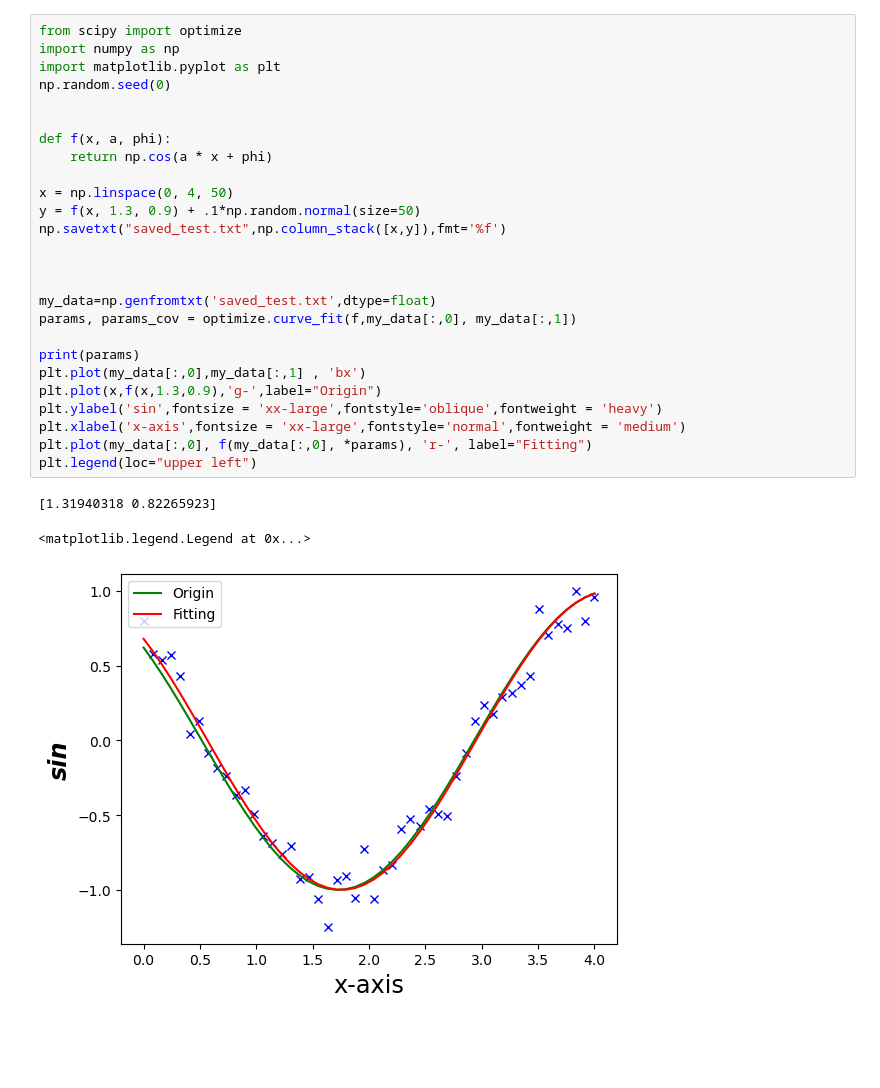
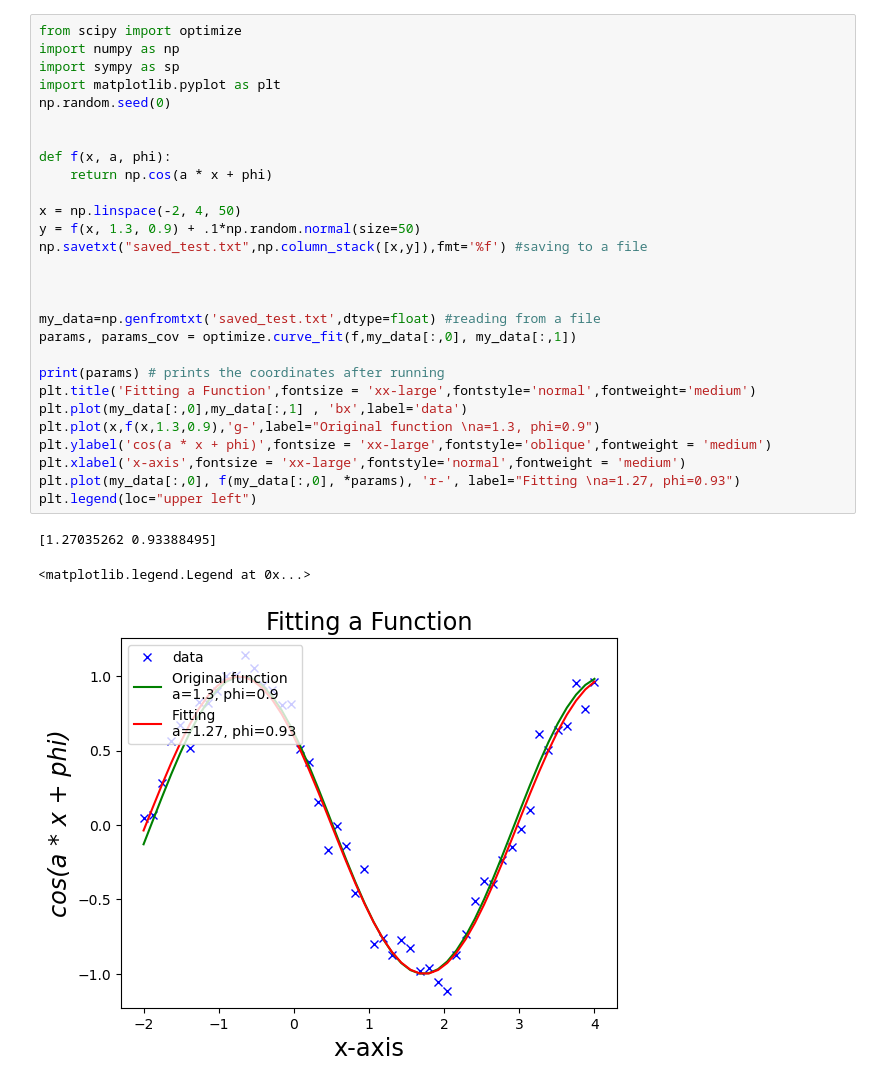
Before and after one commit to TettehMamle/ScientificPython_diploma24, a Jupyter notebook: ex7_1.ipynb, the cells around one changed output. Saved outputs shown, nothing was run; the diff lists cells and outputs as text; blank space fills up the shorter version.

```diff
--- a/ex7_1.ipynb
+++ b/ex7_1.ipynb
@@ -1,33 +8,35 @@
 # %%
 from scipy import optimize
 import numpy as np
+import sympy as sp
 import matplotlib.pyplot as plt
 np.random.seed(0)
 
 
 def f(x, a, phi):
     return np.cos(a * x + phi)
 
-x = np.linspace(0, 4, 50)
+x = np.linspace(-2, 4, 50)
 y = f(x, 1.3, 0.9) + .1*np.random.normal(size=50)
-np.savetxt("saved_test.txt",np.column_stack([x,y]),fmt='%f')
+np.savetxt("saved_test.txt",np.column_stack([x,y]),fmt='%f') #saving to a file
 
 
 
-my_data=np.genfromtxt('saved_test.txt',dtype=float)
+my_data=np.genfromtxt('saved_test.txt',dtype=float) #reading from a file
 params, params_cov = optimize.curve_fit(f,my_data[:,0], my_data[:,1])
 
-print(params)
-plt.plot(my_data[:,0],my_data[:,1] , 'bx')
-plt.plot(x,f(x,1.3,0.9),'g-',label="Origin")
-plt.ylabel('sin',fontsize = 'xx-large',fontstyle='oblique',fontweight = 'heavy')
+print(params) # prints the coordinates after running
+plt.title('Fitting a Function',fontsize = 'xx-large',fontstyle='normal',fontweight='medium')
+plt.plot(my_data[:,0],my_data[:,1] , 'bx',label='data')
+plt.plot(x,f(x,1.3,0.9),'g-',label="Original function \na=1.3, phi=0.9")
+plt.ylabel('cos(a * x + phi)',fontsize = 'xx-large',fontstyle='oblique',fontweight = 'medium')
 plt.xlabel('x-axis',fontsize = 'xx-large',fontstyle='normal',fontweight = 'medium')
-plt.plot(my_data[:,0], f(my_data[:,0], *params), 'r-', label="Fitting")
+plt.plot(my_data[:,0], f(my_data[:,0], *params), 'r-', label="Fitting \na=1.27, phi=0.93")
 plt.legend(loc="upper left")
 # %% [output]
-[1.31940318 0.82265923]
+[1.27035262 0.93388495]
 <matplotlib.legend.Legend at 0x...>
-[figure, old version]
+[figure, new version]
 # %%
 my_data[:,1]
 # %% [output]
```
Also changed, not shown: parts of 5 cells of this notebook.
